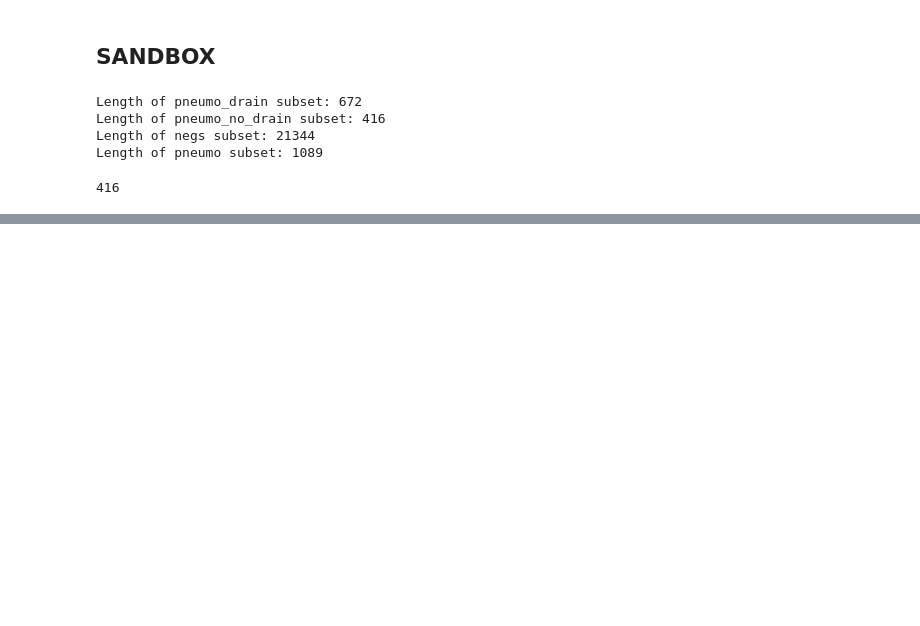
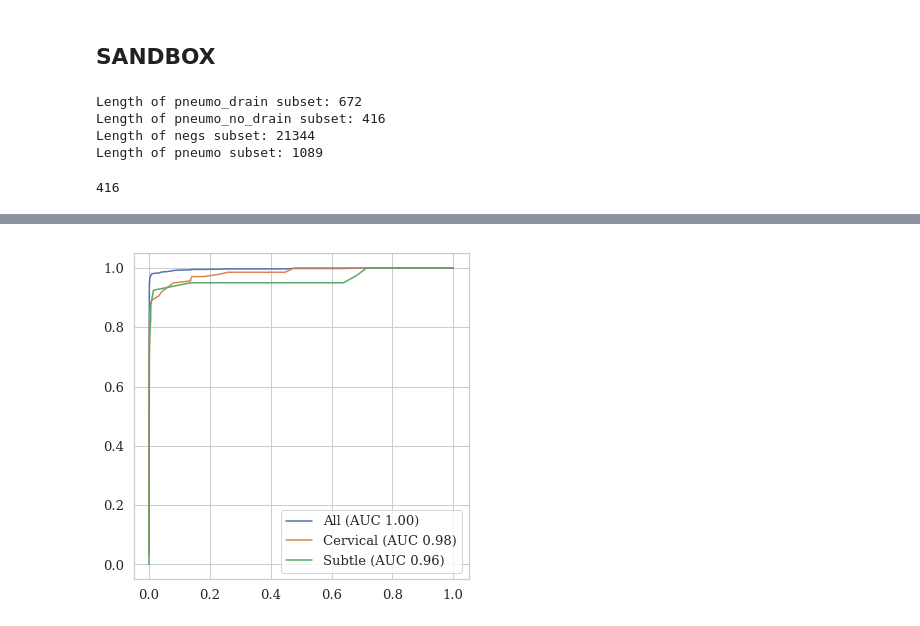
Before and after one commit to jdunnmon/reproduce-chexnet, a Jupyter notebook: Explore_Predictions-Subset.ipynb, the cells around one changed output, grey strips where cells are left out. Cells and saved outputs as stored; diff of their text form; code cells hidden in the pictures; blank space fills up the shorter version.

```diff
--- a/Explore_Predictions-Subset.ipynb
+++ b/Explore_Predictions-Subset.ipynb
@@ -512,0 +613,32 @@ if save_res
+# %%
+import seaborn as sns
+sns.set(font_scale=1.2)
+sns.set_style("whitegrid")
+sns.set_style({'font.family':'serif', 'font.serif':'Times New Roman'})
+
+
+import matplotlib.pyplot as plt
+import numpy as np
+
+
+plt.figure(figsize=(6,6))
+handles = {
+    'true_label': 'All',
+    'cerv': 'Cervical',
+    'subtle': 'Subtle'
+}
+palette = sns.xkcd_palette
+for tp in ['true_label','cerv','subtle']:
+    sns.lineplot(roc_hips[tp][0], roc_hips[tp][1],
+                 label=f'{handles[tp]} (AUC {auc_hips[tp]:.2f})',
+                 palette=palette,
+                 ci=None)
+
+plt.ylim([-0.05, 1.05])
+plt.xlim([-0.05, 1.05])
+save_res = True
+if save_res:
+    plt.savefig('subset_analysis/HIPS-ROC.eps',format='eps')
+    plt.savefig('subset_analysis/HIPS-ROC.png',format='png')
+# %% [output]
+[figure, added]
```
Also changed, not shown: parts of 17 cells of this notebook.
